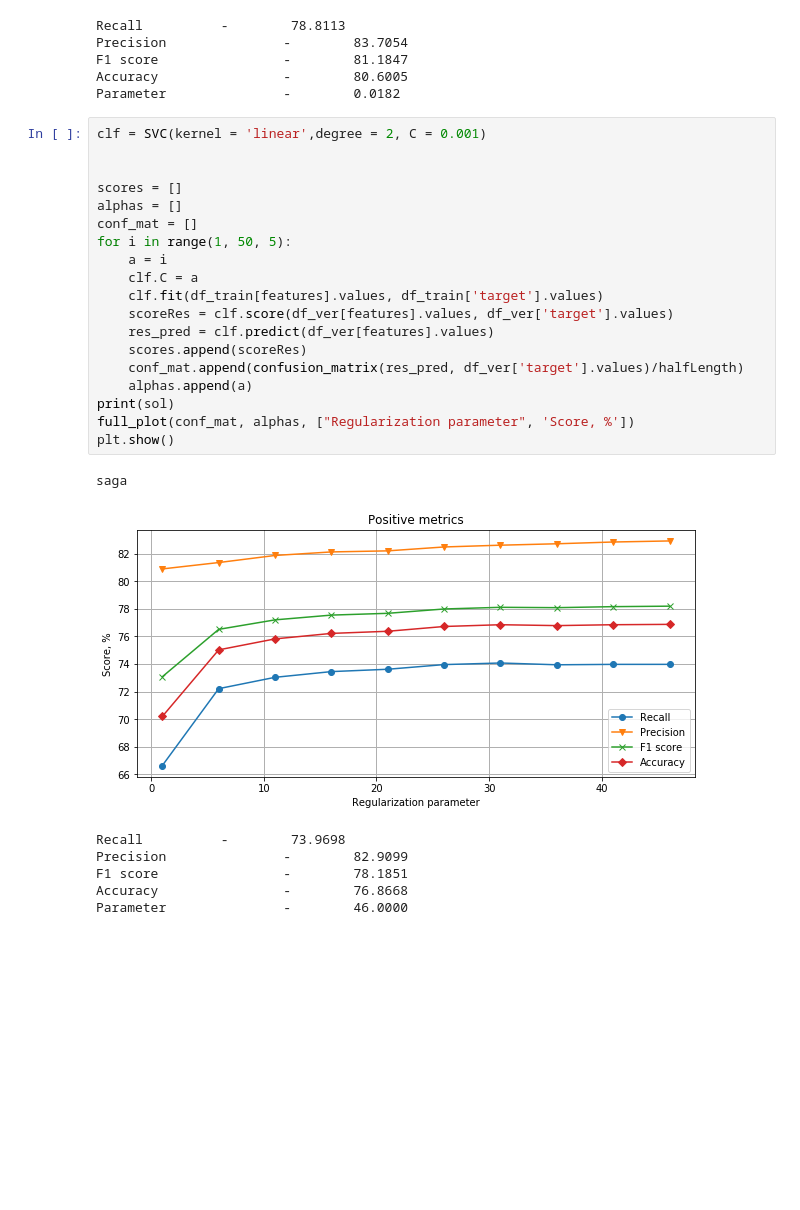
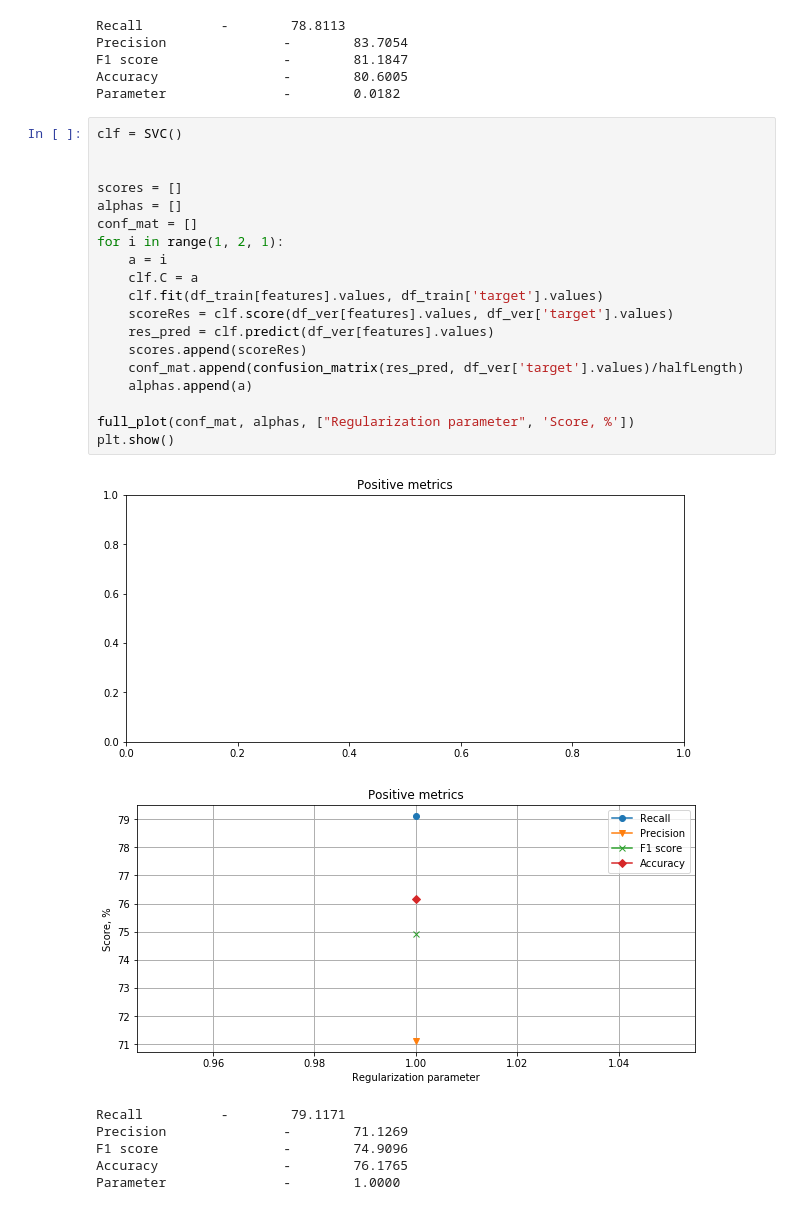
Before and after one commit to SemVan/PySignalClassifier, a Jupyter notebook: TreeSignalClassifier.ipynb, the cells around one changed output. Drawn from its saved outputs; the diff is of its cells as text; blank space fills up the shorter version.

```diff
--- a/TreeSignalClassifier.ipynb
+++ b/TreeSignalClassifier.ipynb
@@ -421,29 +407,29 @@ F1 score                -        81.1847
 Accuracy                -        80.6005
 Parameter               -        0.0182
 # %%
-clf = SVC(kernel = 'linear',degree = 2, C = 0.001)
+clf = SVC()
 
 
 scores = []
 alphas = []
 conf_mat = []
-for i in range(1, 50, 5):
+for i in range(1, 2, 1):
     a = i
     clf.C = a
     clf.fit(df_train[features].values, df_train['target'].values)
     scoreRes = clf.score(df_ver[features].values, df_ver['target'].values)
     res_pred = clf.predict(df_ver[features].values)
     scores.append(scoreRes)
     conf_mat.append(confusion_matrix(res_pred, df_ver['target'].values)/halfLength)
     alphas.append(a)
-print(sol)
+
 full_plot(conf_mat, alphas, ["Regularization parameter", 'Score, %'])
 plt.show()
 # %% [output]
+[figure, new version]
+[figure, added]
-saga
+Recall          -        79.1171
+Precision               -        71.1269
+F1 score                -        74.9096
+Accuracy                -        76.1765
+Parameter               -        1.0000
-[figure, old version]
-Recall          -        73.9698
-Precision               -        82.9099
-F1 score                -        78.1851
-Accuracy                -        76.8668
-Parameter               -        46.0000
```
Also changed, not shown: parts of 9 cells of this notebook, 3 other files.
